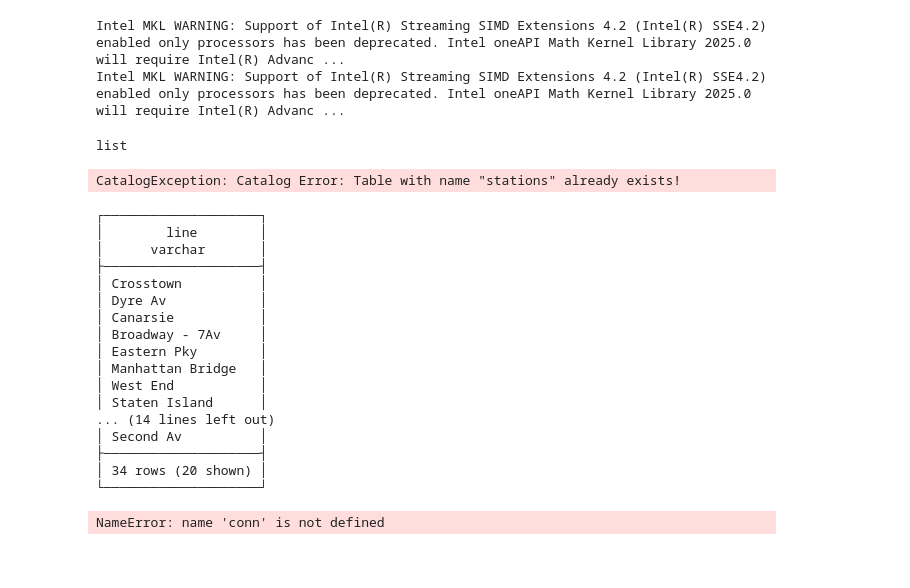
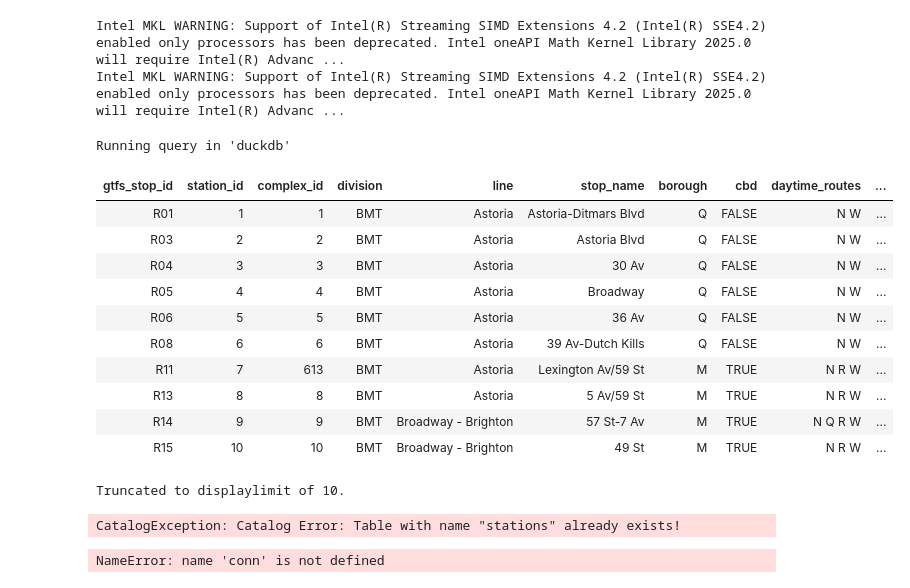
Before and after one commit to ashwinhar/mta-open-data-challenge, a Jupyter notebook: database_setup/duckdb_sandbox.ipynb, the cells around one changed output. Cells and saved outputs as stored; diff of their text form; code cells hidden in the pictures; blank space fills up the shorter version.

Commit message:
Changed source for staging to mta schema, changed destination of raw mta tables in database

```diff
--- a/database_setup/duckdb_sandbox.ipynb
+++ b/database_setup/duckdb_sandbox.ipynb
@@ -21,9 +23,5 @@ results = client.get("39hk-dx4f", where="", limit=2000)
 
 # Convert to pandas DataFrame
 results_df = pd.DataFrame.from_records(results)
-# %%
-type(results)
-# %% [output]
-list
 # %%
 %reload_ext sql
@@ -31,28 +29,30 @@ conn =
 %sql conn --alias duckdb
+# %%
+%%sql
+select * from mta.stations
+# %% [output]
+Running query in 'duckdb'
+| gtfs_stop_id | station_id | complex_id | division | line | stop_name | borough | cbd | daytime_routes | ... |
+| R01 | 1 | 1 | BMT | Astoria | Astoria-Ditmars Blvd | Q | FALSE | N W | ... |
+| R03 | 2 | 2 | BMT | Astoria | Astoria Blvd | Q | FALSE | N W | ... |
+| R04 | 3 | 3 | BMT | Astoria | 30 Av | Q | FALSE | N W | ... |
+| R05 | 4 | 4 | BMT | Astoria | Broadway | Q | FALSE | N W | ... |
+| R06 | 5 | 5 | BMT | Astoria | 36 Av | Q | FALSE | N W | ... |
+| R08 | 6 | 6 | BMT | Astoria | 39 Av-Dutch Kills | Q | FALSE | N W | ... |
+| R11 | 7 | 613 | BMT | Astoria | Lexington Av/59 St | M | TRUE | N R W | ... |
+| R13 | 8 | 8 | BMT | Astoria | 5 Av/59 St | M | TRUE | N R W | ... |
+| R14 | 9 | 9 | BMT | Broadway - Brighton | 57 St-7 Av | M | TRUE | N Q R W | ... |
+| R15 | 10 | 10 | BMT | Broadway - Brighton | 49 St | M | TRUE | N R W | ... |
+Truncated to displaylimit of 10.
 # %%
 conn.sql("CREATE TABLE stations AS SELECT * FROM results_df")
 # %% [output]
 CatalogException: Catalog Error: Table with name "stations" already exists!
 # %%
-conn.sql("select distinct line from stations")
+with dbs.get_database_connection(config.DEV_DATABASE) as conn:
+    conn.sql("DROP TABLE reduced_fare")
+    conn.sql("DROP TABLE stations")
+    conn.sql("DROP TABLE origin_destination_20230102")
-# %% [output]
-┌────────────────────┐
-│        line        │
-│      varchar       │
-├────────────────────┤
-│ Crosstown          │
-│ Dyre Av            │
-│ Canarsie           │
-│ Broadway - 7Av     │
-│ Eastern Pky        │
-│ Manhattan Bridge   │
-│ West End           │
-│ Staten Island      │
-... (14 lines left out)
-│ Second Av          │
-├────────────────────┤
-│ 34 rows (20 shown) │
-└────────────────────┘
 # %%
 conn.close()
 # %% [output]
```
Also changed, not shown: parts of 2 cells of this notebook, 2 other files.
